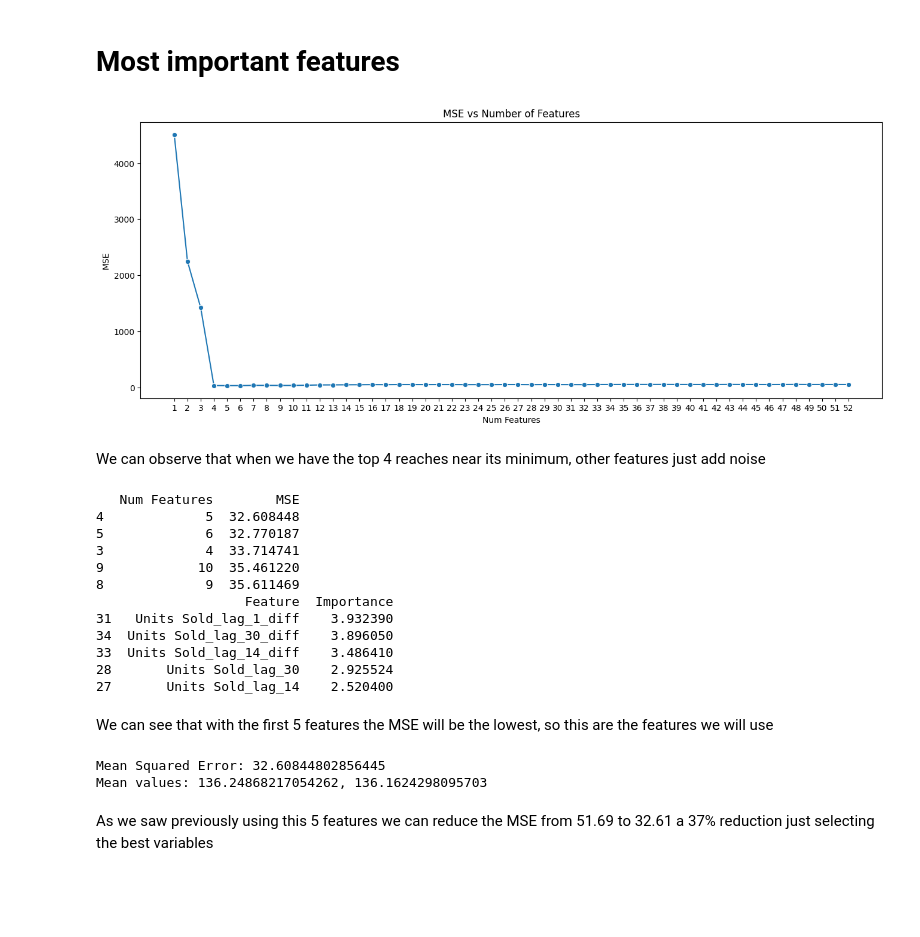
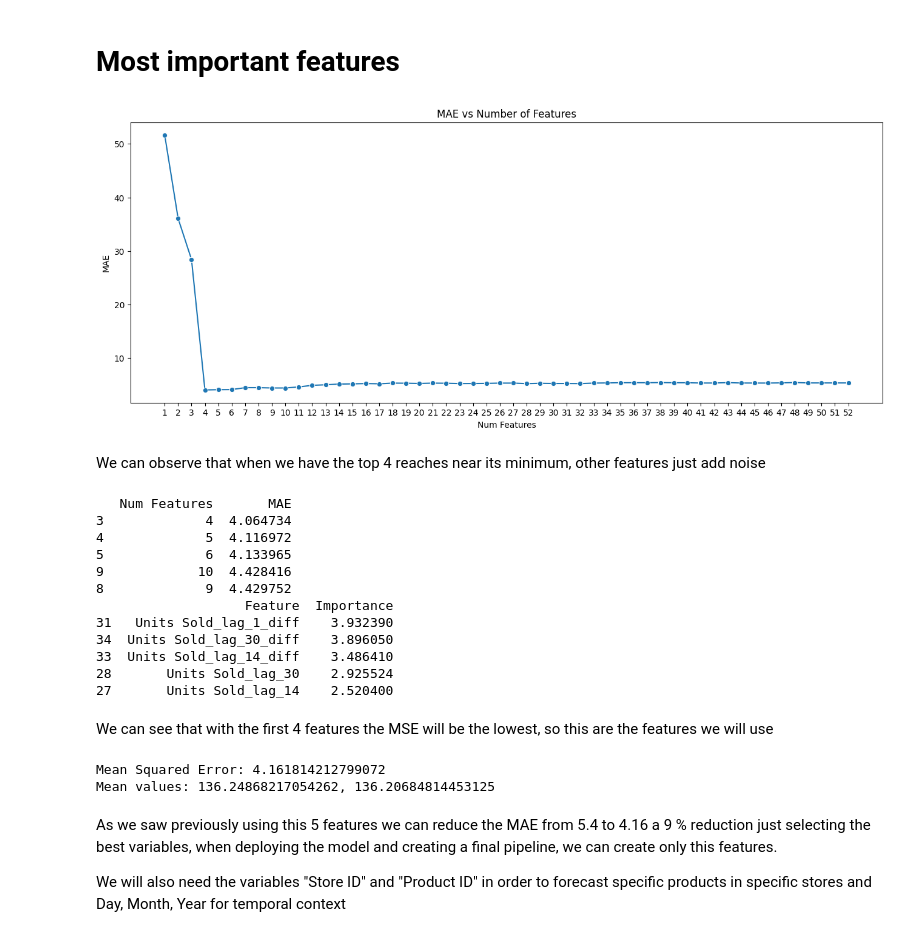
Before and after one commit to PercyDancourt/REME, a Jupyter notebook: notebooks/03_modeling.ipynb, the cells around one changed output. Cells and saved outputs as stored; diff of their text form; code cells hidden in the pictures; blank space fills up the shorter version.

```diff
--- a/notebooks/03_modeling.ipynb
+++ b/notebooks/03_modeling.ipynb
@@ -133,49 +134,49 @@ However, some possible explanations include:
 # %%
 abs_shap_values = np.abs(shap_values.values.mean(axis=0)) # Calculate the absolute mean SHAP values for each feature
 
 # Create a DataFrame with the feature importances
 importance = pd.DataFrame({
     'Feature': X_test.columns,
     'Importance': abs_shap_values
 }).sort_values(by='Importance', ascending=False) # Create a DataFrame with the feature importances
 
-# We want to create a loop to test the number of features and see how the MSE changes
+# We want to create a loop to test the number of features and see how the MAE changes
 results = [] # Initialize a list to store the results
 for i in range(1, len(importance) + 1):
     selected_features = importance['Feature'][:i].tolist() # Select the top i features
 
     X_train_subset = X_train[selected_features] # Create a subset of the training data with the selected features
     X_test_subset = X_test[selected_features] # Create a subset of the test data with the selected features
 
     model.fit(X_train_subset, y_train) # Fit the model to the training data
     y_pred_subset = model.predict(X_test_subset) # Predict the target variable for the test set
 
-    mse_subset = mean_squared_error(y_test, y_pred_subset) # Calculate the mean squared error of the predictions
-    results.append((i, mse_subset)) # Append the results to the list
+    mae_subset = mean_absolute_error(y_test, y_pred_subset) # Calculate the mean absolute error of the predictions
+    results.append((i, mae_subset)) # Append the results to the list
 
 # Create a DataFrame with the results
-results_df = pd.DataFrame(results, columns=['Num Features', 'MSE'])
+results_df = pd.DataFrame(results, columns=['Num Features', 'MAE'])
 
 plt.figure(figsize=(16, 6))
-sns.lineplot(data=results_df, x='Num Features', y='MSE',marker='o' ) # Plot the results
-plt.title('MSE vs Number of Features') # Set the title of the plot
+sns.lineplot(data=results_df, x='Num Features', y='MAE',marker='o' ) # Plot the results
+plt.title('MAE vs Number of Features') # Set the title of the plot
 plt.xticks(ticks=range(1, len(results_df) + 1))
 plt.show()
 # %% [output]
-[figure, old version]
+[figure, new version]
 # %% [markdown]
 We can observe that when we have the top 4 reaches near its minimum, other features just add noise
 # %%
-results_df.sort_values('MSE', inplace=True) # Sort the results by the MSE
+results_df.sort_values('MAE', inplace=True) # Sort the results by the MSE
 print(results_df.head())
 print(importance.head())
 # %% [output]
-   Num Features        MSE
-4             5  32.608448
-5             6  32.770187
-3             4  33.714741
-9            10  35.461220
-8             9  35.611469
+   Num Features       MAE
+3             4  4.064734
+4             5  4.116972
+5             6  4.133965
+9            10  4.428416
+8             9  4.429752
                    Feature  Importance
 31   Units Sold_lag_1_diff    3.932390
 34  Units Sold_lag_30_diff    3.896050
@@ -183,17 +184,19 @@ print(importance.head())
 28       Units Sold_lag_30    2.925524
 27       Units Sold_lag_14    2.520400
 # %% [markdown]
-We can see that with the first 5 features the MSE will be the lowest, so this are the features we will use
+We can see that with the first 4 features the MSE will be the lowest, so this are the features we will use
 # %%
 model = xgb.XGBRegressor() # Initialize the XGBoost model, with default parameters
-model.fit(X_train[['Units Sold_lag_1_diff','Units Sold_lag_30_diff','Units Sold_lag_14_diff', 'Units Sold_lag_30','Units Sold_lag_14']], y_train) # Fit the model to the training data using only the selected features
-y_pred = model.predict(X_test[['Units Sold_lag_1_diff','Units Sold_lag_30_diff','Units Sold_lag_14_diff', 'Units Sold_lag_30','Units Sold_lag_14']]) # Predict the target variable for the test set
+model.fit(X_train[['Store ID', 'Product ID', 'Day', 'Month', 'Year','Units Sold_lag_1_diff','Units Sold_lag_30_diff','Units Sold_lag_14_diff', 'Units Sold_lag_30']], y_train) # Fit the model to the training data using only the selected features
+y_pred = model.predict(X_test[['Store ID', 'Product ID', 'Day', 'Month', 'Year','Units Sold_lag_1_diff','Units Sold_lag_30_diff','Units Sold_lag_14_diff', 'Units Sold_lag_30']]) # Predict the target variable for the test set
 
-mse = mean_squared_error(y_test, y_pred) # Calculate the mean squared error of the predictions
-print(f"Mean Squared Error: {mse}") # Print the mean squared error
+mae = mean_absolute_error(y_test, y_pred) # Calculate the mean squared error of the predictions
+print(f"Mean Squared Error: {mae}") # Print the mean squared error
 print(f"Mean values: {y_test.mean()}, {y_pred.mean()}") # Print the mean values of the target variable and the predictions
 # %% [output]
-Mean Squared Error: 32.60844802856445
-Mean values: 136.24868217054262, 136.1624298095703
+Mean Squared Error: 4.161814212799072
+Mean values: 136.24868217054262, 136.20684814453125
 # %% [markdown]
-As we saw previously using this 5 features we can reduce the MSE from 51.69 to 32.61 a 37% reduction just selecting the best variables
+As we saw previously using this 5 features we can reduce the MAE from 5.4 to 4.16 a 9 % reduction just selecting the best variables, when deploying the model and creating a final pipeline, we can create only this features.
+
+We will also need the variables "Store ID" and "Product ID" in order to forecast specific products in specific stores and Day, Month, Year for temporal context
```
Also changed, not shown: parts of 7 cells of this notebook.
